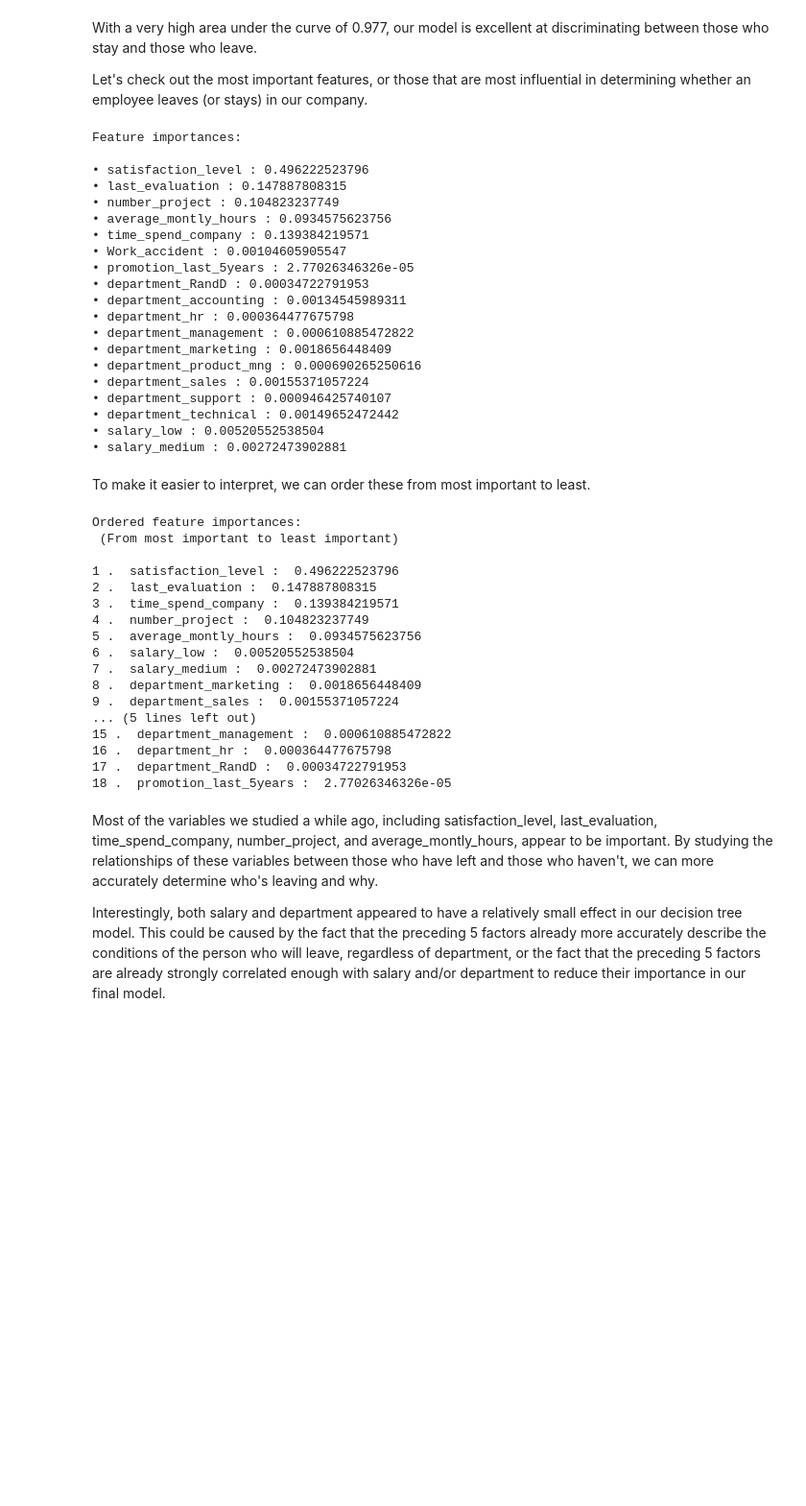
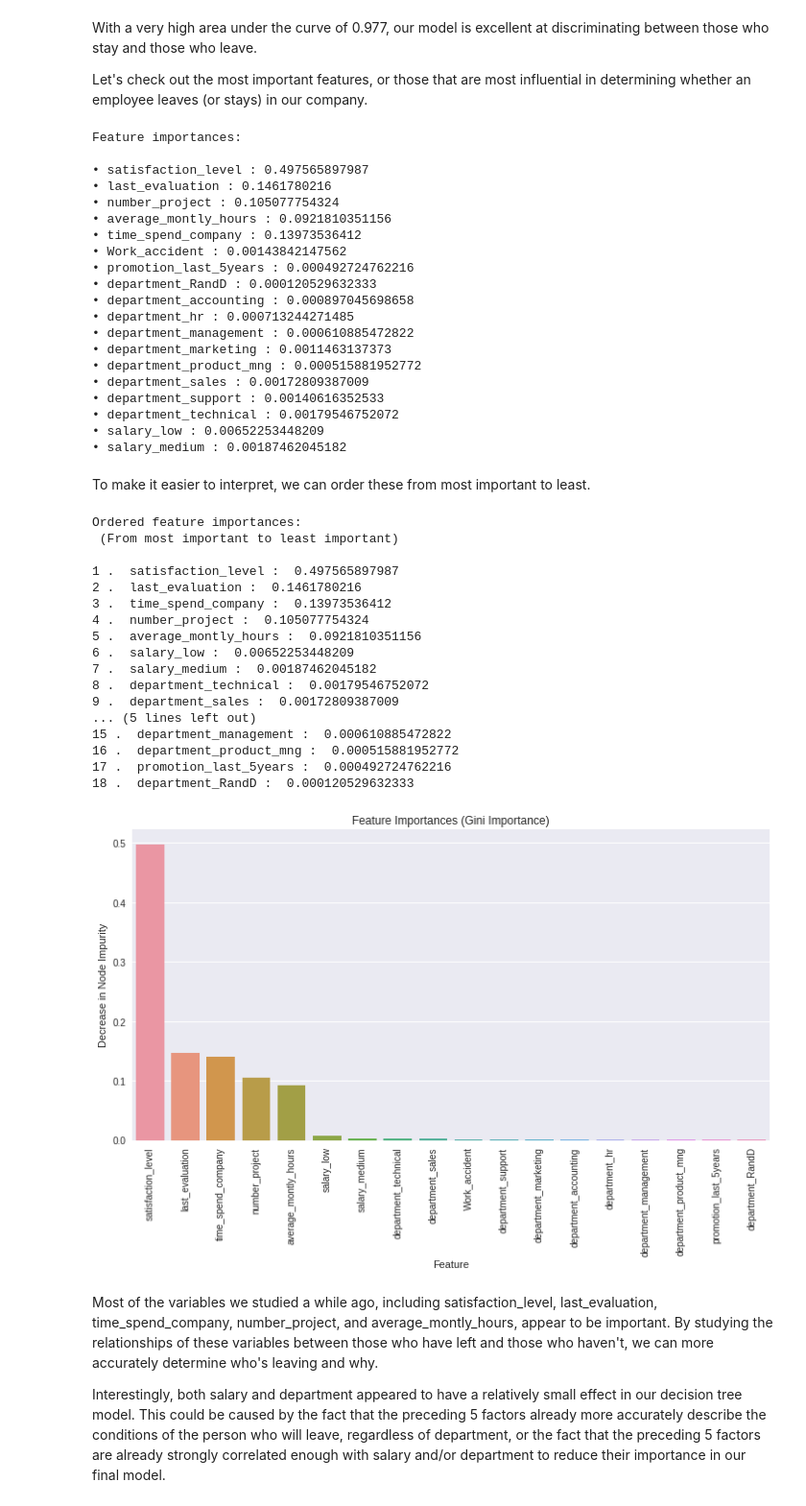
Before and after one commit to rayjustinhuang/Data-Analysis-and-Machine-Learning, a Jupyter notebook: Predicting Who Will Leave and Why - Python Machine Learning.ipynb, the cells around one changed output. Shown at 96% size. Saved outputs shown, nothing was run; the diff lists cells and outputs as text; code cells hidden in the pictures; blank space fills up the shorter version.

Commit message:
Add Gini importance plot

```diff
--- a/Predicting Who Will Leave and Why - Python Machine Learning.ipynb
+++ b/Predicting Who Will Leave and Why - Python Machine Learning.ipynb
@@ -80,0 +66,3 @@ hr_data_new.head()
+# %%
+hr_data.rename(columns={'sales':'department'}, inplace=True)
+hr_data_new = pd.get_dummies(hr_data, ['department', 'salary'] ,drop_first = True)
@@ -329,24 +326,24 @@ for f in range(len(X.columns)):
 # %% [output]
 Feature importances:
 
-• satisfaction_level : 0.496222523796
-• last_evaluation : 0.147887808315
-• number_project : 0.104823237749
-• average_montly_hours : 0.0934575623756
-• time_spend_company : 0.139384219571
-• Work_accident : 0.00104605905547
-• promotion_last_5years : 2.77026346326e-05
-• department_RandD : 0.00034722791953
-• department_accounting : 0.00134545989311
-• department_hr : 0.000364477675798
+• satisfaction_level : 0.497565897987
+• last_evaluation : 0.1461780216
+• number_project : 0.105077754324
+• average_montly_hours : 0.0921810351156
+• time_spend_company : 0.13973536412
+• Work_accident : 0.00143842147562
+• promotion_last_5years : 0.000492724762216
+• department_RandD : 0.000120529632333
+• department_accounting : 0.000897045698658
+• department_hr : 0.000713244271485
 • department_management : 0.000610885472822
-• department_marketing : 0.0018656448409
-• department_product_mng : 0.000690265250616
-• department_sales : 0.00155371057224
-• department_support : 0.000946425740107
-• department_technical : 0.00149652472442
-• salary_low : 0.00520552538504
-• salary_medium : 0.00272473902881
+• department_marketing : 0.0011463137373
+• department_product_mng : 0.000515881952772
+• department_sales : 0.00172809387009
+• department_support : 0.00140616352533
+• department_technical : 0.00179546752072
+• salary_low : 0.00652253448209
+• salary_medium : 0.00187462045182
 # %% [markdown]
 To make it easier to interpret, we can order these from most important to least.
 # %%
@@ -361,20 +358,30 @@ for f in range(len(featureswithimportances)):
 Ordered feature importances:
  (From most important to least important)
 
-1 .  satisfaction_level :  0.496222523796
-2 .  last_evaluation :  0.147887808315
-3 .  time_spend_company :  0.139384219571
-4 .  number_project :  0.104823237749
-5 .  average_montly_hours :  0.0934575623756
-6 .  salary_low :  0.00520552538504
-7 .  salary_medium :  0.00272473902881
-8 .  department_marketing :  0.0018656448409
-9 .  department_sales :  0.00155371057224
+1 .  satisfaction_level :  0.497565897987
+2 .  last_evaluation :  0.1461780216
+3 .  time_spend_company :  0.13973536412
+4 .  number_project :  0.105077754324
+5 .  average_montly_hours :  0.0921810351156
+6 .  salary_low :  0.00652253448209
+7 .  salary_medium :  0.00187462045182
+8 .  department_technical :  0.00179546752072
+9 .  department_sales :  0.00172809387009
 ... (5 lines left out)
 15 .  department_management :  0.000610885472822
-16 .  department_hr :  0.000364477675798
-17 .  department_RandD :  0.00034722791953
-18 .  promotion_last_5years :  2.77026346326e-05
+16 .  department_product_mng :  0.000515881952772
+17 .  promotion_last_5years :  0.000492724762216
+18 .  department_RandD :  0.000120529632333
+# %%
+sorted_features, sorted_importances = zip(*featureswithimportances)
+plt.figure(figsize=(12,6))
+sns.barplot(sorted_features, sorted_importances)
+plt.title('Feature Importances (Gini Importance)')
+plt.ylabel('Decrease in Node Impurity')
+plt.xlabel('Feature')
+plt.xticks(rotation=90);
+# %% [output]
+[figure, added]
 # %% [markdown]
 Most of the variables we studied a while ago, including satisfaction_level, last_evaluation, time_spend_company, number_project, and average_montly_hours, appear to be important. By studying the relationships of these variables between those who have left and those who haven't, we can more accurately determine who's leaving and why.
 
```
Also changed, not shown: parts of 8 cells of this notebook.
